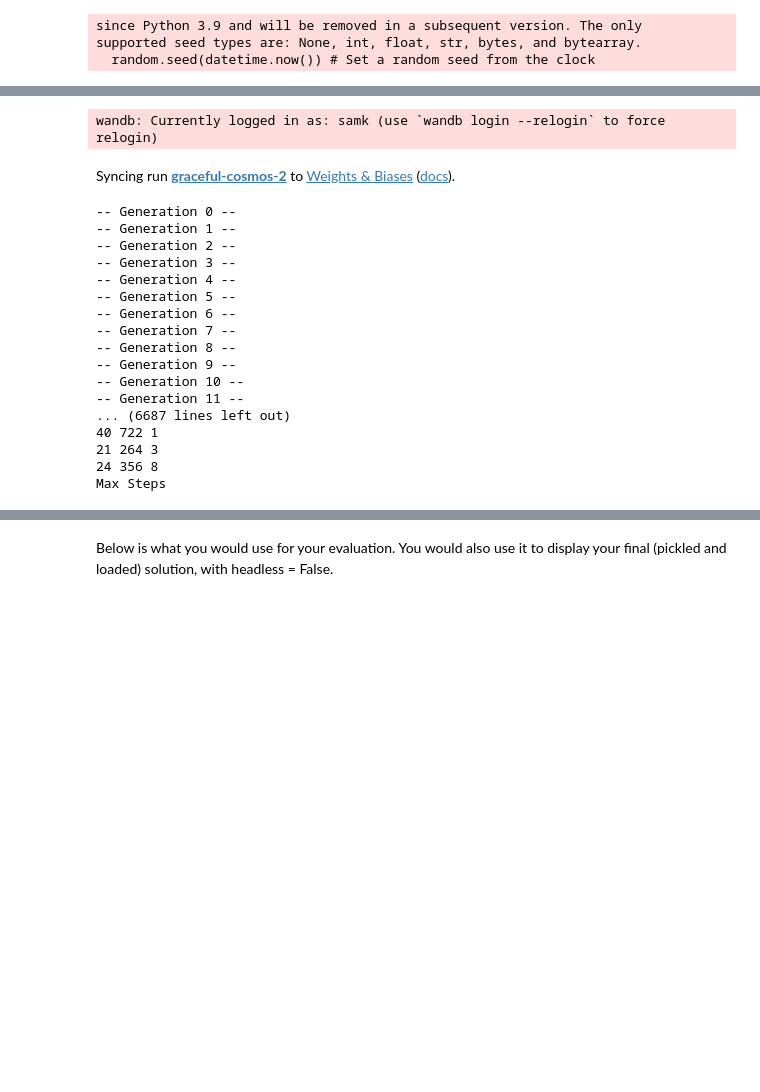
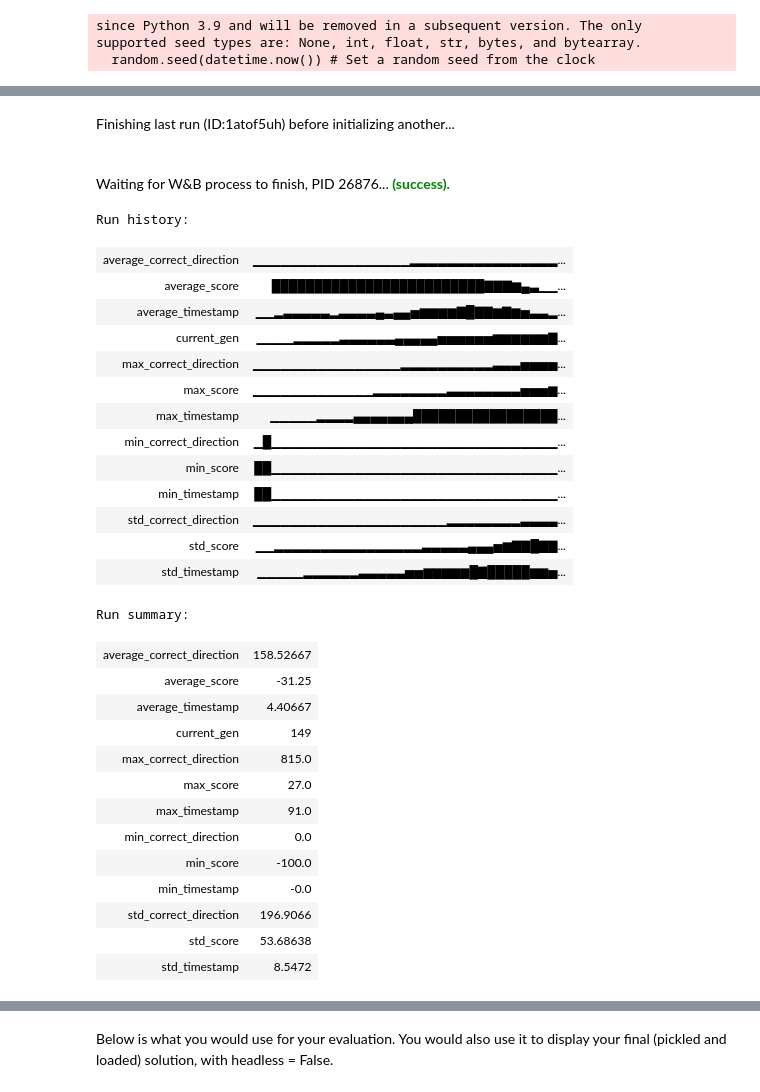
Before and after one commit to SamKimbinyi/EVAC, a Jupyter notebook: SnakeProblem.ipynb, the cells around one changed output, grey strips where cells are left out. Drawn from its saved outputs; the diff is of its cells as text; code cells hidden in the pictures; blank space fills up the shorter version.

```diff
--- a/SnakeProblem.ipynb
+++ b/SnakeProblem.ipynb
@@ -261,18 +263,18 @@ def pareto_eq(ind1, ind2):
 import wandb
 
 NGEN = 300
-popSize = MU = 200
+popSize = MU = 300
 LAMBDA = 400
 CXPB = 0.5
 MUTPB = 0.5
 
 
 wandb.config = {
-    "NGEN": 0.001,
-    "popSize": 100,
-    "LAMBDA": 128,
-    "CXPB":0.5,
-    "MUTPB": 0.5
+    "NGEN": NGEN,
+    "popSize": popSize,
+    "LAMBDA": LAMBDA,
+    "CXPB":CXPB,
+    "MUTPB": MUTPB
 }
 # %%
 pop = toolbox.population(n=popSize)
@@ -389,49 +393,71 @@ for ind, fit in zip(pop, fitnesses):
 # %%
 wandb.init(project="EVAC", entity="samk")
 for g in range(NGEN):
     print("-- Generation %i --" % g)
 
     # Generate offspring using VarOr
     offspring = algorithms.varOr(pop, toolbox, LAMBDA, CXPB, MUTPB)
     # Note that the MUTPB is a bit different here. It is the proportion of individuals that will be mutated, rather than crossed over.
     # So with varOr MUTPB + CXPB <= 1.0
 
     # Evaluate offspring
     invalid_inds = [ind for ind in offspring if not ind.fitness.valid]
     fitnesses = [toolbox.evaluate(ind,myNet) for ind in invalid_inds]
     for ind, fit in zip(invalid_inds, fitnesses):
         ind.fitness.values = fit
 
     nextGenOffspring = toolbox.select(pop + offspring, MU)
     nextGenOffspring = list(map(toolbox.clone, nextGenOffspring))
     pop[:] = nextGenOffspring
 
     hof.update(pop) #This version keeps the HoF a constant size. See also hof.insert()
 
     record = stats.compile(pop)
     logbook.record(gen=g, **record)
 
-    wandb.log({"average_score": record["avg"][0]})
-    wandb.log({"min_score": record["min"][0]})
-    wandb.log({"max_score": record["max"][0]})
-    wandb.log({"std_score": record["std"][0]})
+    wandb.log({"average_score": logbook[-1]["avg"][0]})
+    wandb.log({"min_score": logbook[-1]["min"][0]})
+    wandb.log({"max_score": logbook[-1]["max"][0]})
+    wandb.log({"std_score": logbook[-1]["std"][0]})
+    wandb.log({"current_gen":g})
+
+    wandb.log({"average_correct_direction": logbook[-1]["avg"][1]})
+    wandb.log({"min_correct_direction": logbook[-1]["min"][1]})
+    wandb.log({"max_correct_direction": logbook[-1]["max"][1]})
+    wandb.log({"std_correct_direction": logbook[-1]["std"][1]})
+
+    wandb.log({"average_timestamp": logbook[-1]["avg"][2]})
+    wandb.log({"min_timestamp": logbook[-1]["min"][2]})
+    wandb.log({"max_timestamp": logbook[-1]["max"][2]})
+    wandb.log({"std_timestamp": logbook[-1]["std"][2]})
 # %% [output]
+Finishing last run (ID:1atof5uh) before initializing another...
+Waiting for W&B process to finish, PID 26876... (success).
-wandb: Currently logged in as: samk (use `wandb login --relogin` to force relogin)
+Run history:
-Syncing run graceful-cosmos-2 to Weights & Biases (docs).
+| average_correct_direction | ▁▁▁▁▁▁▁▁▁▁▁▁▁▁▁▁▁▂▂▂▂▂▂▂▂▂▂▂▂▂▂▂▂... |
+| average_score | █████████████████████████▇▇▇▆▄▃▁▁... |
+| average_timestamp | ▁▁▂▃▃▃▃▃▂▃▃▃▃▄▃▄▄▅▆▆▆▆▇█▇▇▆▇▆▅▃▃▂... |
+| current_gen | ▁▁▁▁▂▂▂▂▂▃▃▃▃▃▃▄▄▄▄▄▅▅▅▅▅▅▆▆▆▆▆▆▇... |
+| max_correct_direction | ▁▁▁▁▁▁▁▁▁▁▁▁▁▁▁▁▂▂▂▂▂▂▂▂▂▂▃▃▃▅▅▅▅... |
+| max_score | ▁▁▁▁▁▁▁▁▁▁▁▁▁▂▂▂▂▂▂▂▂▃▃▃▃▃▃▃▃▅▅▅▆... |
+| max_timestamp | ▁▁▁▁▁▂▂▂▂▄▄▄▄▄▄▄█████████████████... |
+| min_correct_direction | ▁█▁▁▁▁▁▁▁▁▁▁▁▁▁▁▁▁▁▁▁▁▁▁▁▁▁▁▁▁▁▁▁... |
+| min_score | ██▁▁▁▁▁▁▁▁▁▁▁▁▁▁▁▁▁▁▁▁▁▁▁▁▁▁▁▁▁▁▁... |
+| min_timestamp | ██▁▁▁▁▁▁▁▁▁▁▁▁▁▁▁▁▁▁▁▁▁▁▁▁▁▁▁▁▁▁▁... |
+| std_correct_direction | ▁▁▁▁▁▁▁▁▁▁▁▁▁▁▁▁▁▁▁▁▁▂▂▂▂▂▂▂▂▃▃▃▃... |
+| std_score | ▁▁▂▂▂▂▂▂▂▂▂▂▂▂▂▂▂▂▃▃▃▃▃▄▄▄▅▆▇▇█▇▇... |
+| std_timestamp | ▁▁▁▁▁▂▂▂▂▂▂▃▃▃▃▃▅▅▆▆▆▆▆█▇█████▆▆▅... |
--- Generation 0 --
--- Generation 1 --
--- Generation 2 --
--- Generation 3 --
--- Generation 4 --
--- Generation 5 --
--- Generation 6 --
--- Generation 7 --
--- Generation 8 --
--- Generation 9 --
--- Generation 10 --
--- Generation 11 --
-... (6687 lines left out)
-40 722 1
-21 264 3
-24 356 8
-Max Steps
+Run summary:
+| average_correct_direction | 158.52667 |
+| average_score | -31.25 |
+| average_timestamp | 4.40667 |
+| current_gen | 149 |
+| max_correct_direction | 815.0 |
+| max_score | 27.0 |
+| max_timestamp | 91.0 |
+| min_correct_direction | 0.0 |
+| min_score | -100.0 |
+| min_timestamp | -0.0 |
+| std_correct_direction | 196.9066 |
+| std_score | 53.68638 |
+| std_timestamp | 8.5472 |
```
Also changed, not shown: parts of 9 cells of this notebook.
